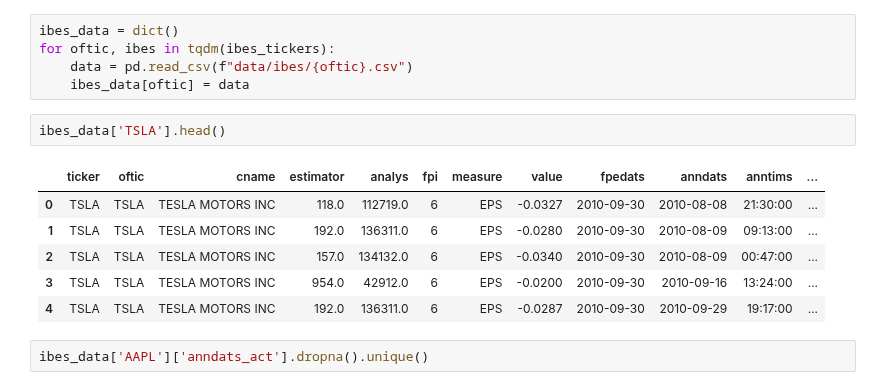
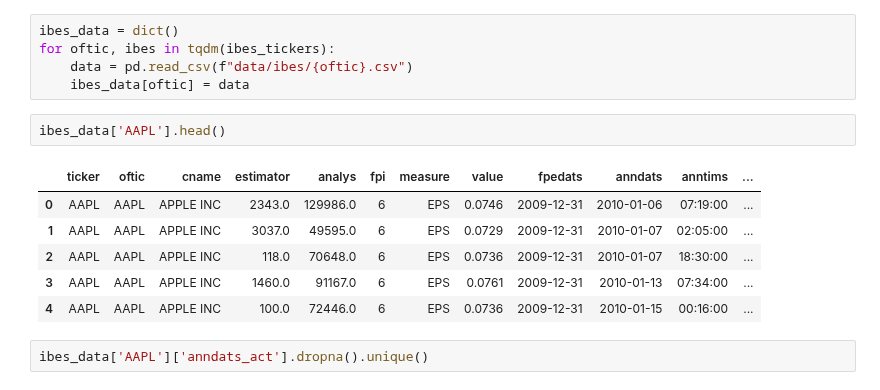
Before and after one commit to jacobf18/Dist-NN, a Jupyter notebook: wrds.ipynb, the cells around one changed output. Saved outputs shown, nothing was run; the diff lists cells and outputs as text.

```diff
--- a/wrds.ipynb
+++ b/wrds.ipynb
@@ -81,14 +82,14 @@ for oftic, ibes in tqdm(ibes_tickers):
     data = pd.read_csv(f"data/ibes/{oftic}.csv")
     ibes_data[oftic] = data
 # %%
-ibes_data['TSLA'].head()
+ibes_data['AAPL'].head()
 # %% [output]
 |  | ticker | oftic | cname | estimator | analys | fpi | measure | value | fpedats | anndats | anntims | ... |
-| 0 | TSLA | TSLA | TESLA MOTORS INC | 118.0 | 112719.0 | 6 | EPS | -0.0327 | 2010-09-30 | 2010-08-08 | 21:30:00 | ... |
-| 1 | TSLA | TSLA | TESLA MOTORS INC | 192.0 | 136311.0 | 6 | EPS | -0.0280 | 2010-09-30 | 2010-08-09 | 09:13:00 | ... |
-| 2 | TSLA | TSLA | TESLA MOTORS INC | 157.0 | 134132.0 | 6 | EPS | -0.0340 | 2010-09-30 | 2010-08-09 | 00:47:00 | ... |
-| 3 | TSLA | TSLA | TESLA MOTORS INC | 954.0 | 42912.0 | 6 | EPS | -0.0200 | 2010-09-30 | 2010-09-16 | 13:24:00 | ... |
-| 4 | TSLA | TSLA | TESLA MOTORS INC | 192.0 | 136311.0 | 6 | EPS | -0.0287 | 2010-09-30 | 2010-09-29 | 19:17:00 | ... |
+| 0 | AAPL | AAPL | APPLE INC | 2343.0 | 129986.0 | 6 | EPS | 0.0746 | 2009-12-31 | 2010-01-06 | 07:19:00 | ... |
+| 1 | AAPL | AAPL | APPLE INC | 3037.0 | 49595.0 | 6 | EPS | 0.0729 | 2009-12-31 | 2010-01-07 | 02:05:00 | ... |
+| 2 | AAPL | AAPL | APPLE INC | 118.0 | 70648.0 | 6 | EPS | 0.0736 | 2009-12-31 | 2010-01-07 | 18:30:00 | ... |
+| 3 | AAPL | AAPL | APPLE INC | 1460.0 | 91167.0 | 6 | EPS | 0.0761 | 2009-12-31 | 2010-01-13 | 07:34:00 | ... |
+| 4 | AAPL | AAPL | APPLE INC | 100.0 | 72446.0 | 6 | EPS | 0.0736 | 2009-12-31 | 2010-01-15 | 00:16:00 | ... |
 # %%
 ibes_data['AAPL']['anndats_act'].dropna().unique()
 # %% [output]
```
Also changed, not shown: parts of 19 cells of this notebook.
